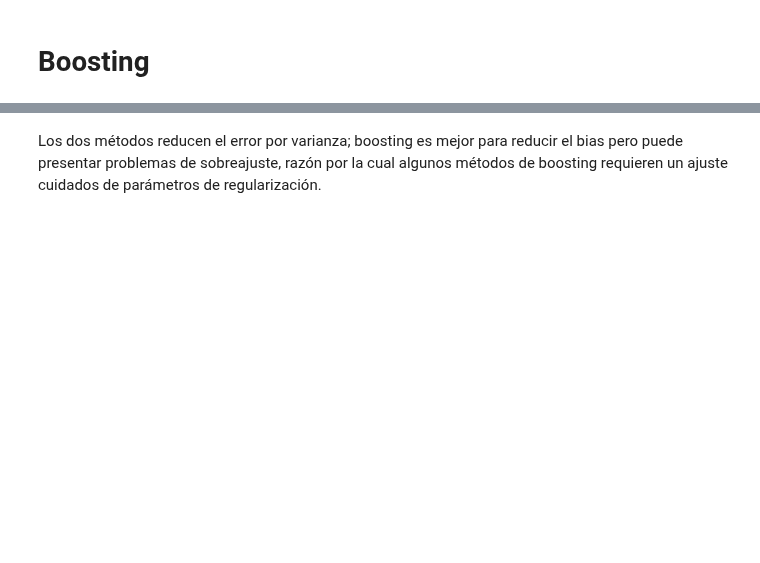
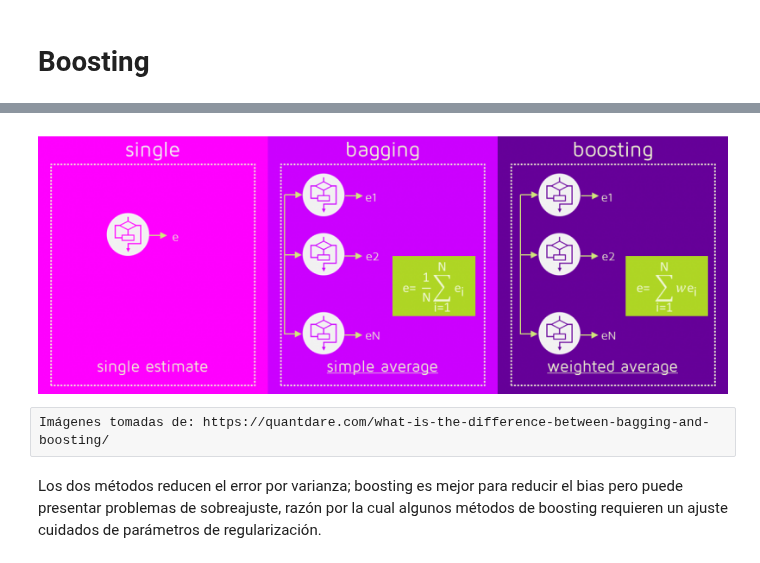
Before and after one commit to jdariasl/Intro_ML_2025, a Jupyter notebook: Clase 11 - Boosting, Stacking.ipynb, the cells around one changed output, grey strips where cells are left out. Drawn from its saved outputs; the diff is of its cells as text; code cells hidden in the pictures; blank space fills up the shorter version.

```diff
--- a/Clase 11 - Boosting, Stacking.ipynb
+++ b/Clase 11 - Boosting, Stacking.ipynb
@@ -15,3 +14,9 @@ Imágenes tomadas de: https://quantdare.com/what-is-the-difference-between-baggi
+# %%
+Image("Local/imgs/Boosting2.png")
+# %% [output]
+[figure, added]
+# %% [raw]
+Imágenes tomadas de: https://quantdare.com/what-is-the-difference-between-bagging-and-boosting/
 # %% [markdown]
 Los dos métodos reducen el error por varianza; boosting es mejor para reducir el bias pero puede presentar problemas de sobreajuste, razón por la cual algunos métodos de boosting requieren un ajuste cuidados de parámetros de regularización.
 # %% [markdown]
```
Also changed, not shown: parts of 12 cells of this notebook, 15 other files.
